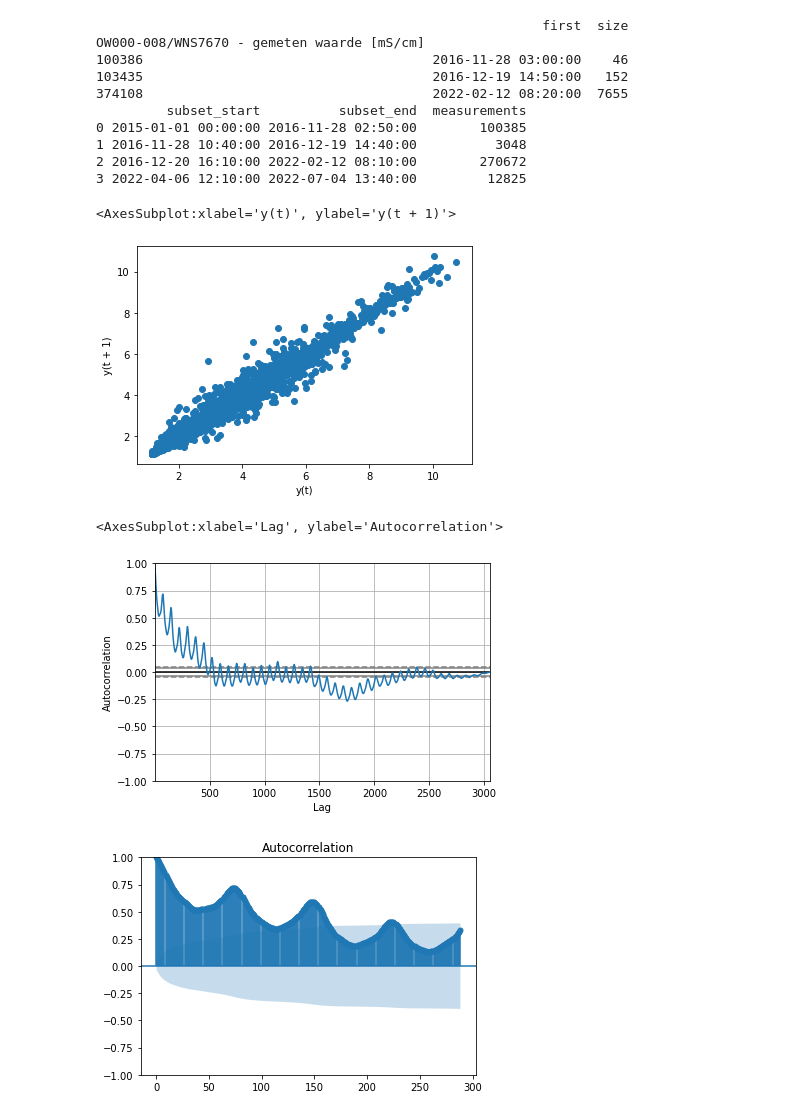
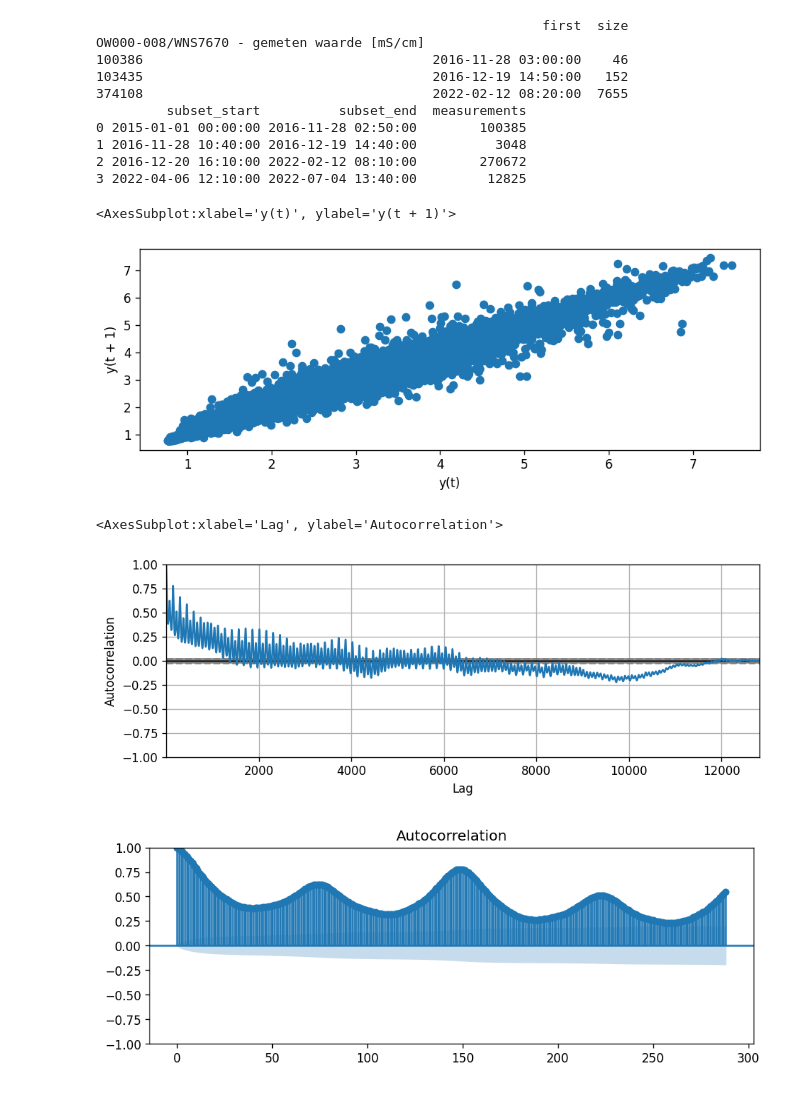
Before and after one commit to hhdelfland/zoutindringing-parksluizen, a Jupyter notebook: EGV/test.ipynb, the cells around one changed output. Cells and saved outputs as stored; diff of their text form; code cells hidden in the pictures.

```diff
--- a/EGV/test.ipynb
+++ b/EGV/test.ipynb
@@ -26,20 +26,20 @@ OW000-008/WNS7670 - gemeten waarde [mS/cm]
 2 2016-12-20 16:10:00 2022-02-12 08:10:00        270672
 3 2022-04-06 12:10:00 2022-07-04 13:40:00         12825
 # %%
-dataset = datasets[1]
+dataset = datasets[3]
 series = dataset[dataset.columns[3]]
 plt.figure()
 lag_plot(series)
 # %% [output]
 <AxesSubplot:xlabel='y(t)', ylabel='y(t + 1)'>
-[figure, old version]
+[figure, new version]
 # %%
 plt.figure()
 autocorrelation_plot(series)
 # %% [output]
 <AxesSubplot:xlabel='Lag', ylabel='Autocorrelation'>
-[figure, old version]
+[figure, new version]
 # %%
 plot_acf(series, lags= 288);
 # %% [output]
-[figure, old version]
+[figure, new version]
```
Also changed, not shown: parts of 13 cells of this notebook.
